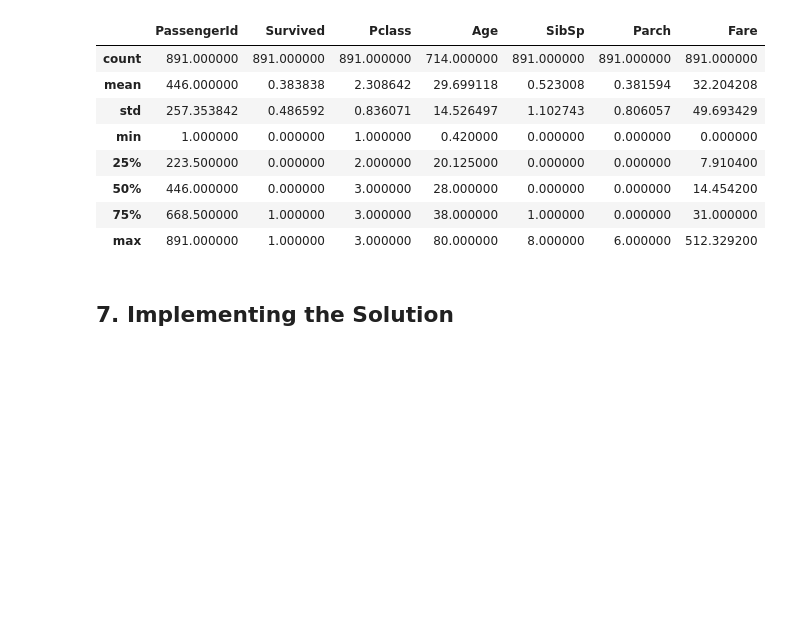
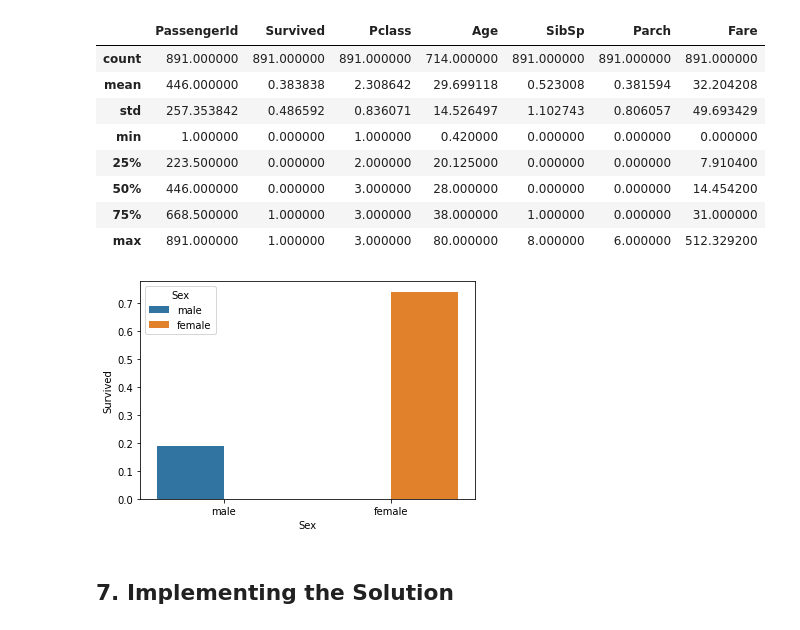
Before and after one commit to maronga/Week-9-IP, a Jupyter notebook: Titanic Survival Prediction/"Moringa_Data_Science_Core_W9_Independent_Python_Project_2022_02_25_John_Maronga_Python_Notebook_Dataset_1".ipynb, the cells around one changed output. Cells and saved outputs as stored; diff of their text form; code cells hidden in the pictures; blank space fills up the shorter version.

```diff
--- a/Titanic Survival Prediction/"Moringa_Data_Science_Core_W9_Independent_Python_Project_2022_02_25_John_Maronga_Python_Notebook_Dataset_1".ipynb
+++ b/Titanic Survival Prediction/"Moringa_Data_Science_Core_W9_Independent_Python_Project_2022_02_25_John_Maronga_Python_Notebook_Dataset_1".ipynb
@@ -382,6 +382,11 @@ train.describe()
 # %%
 # Ploting the bivariate summaries and recording our observations
 #
+sns.barplot(x='Sex', y='Survived',data=train, hue='Sex',ci=0)
+plt.show()
+#
+# %% [output]
+[figure, added]
 # %%
 # Data Reduction
 #
```
